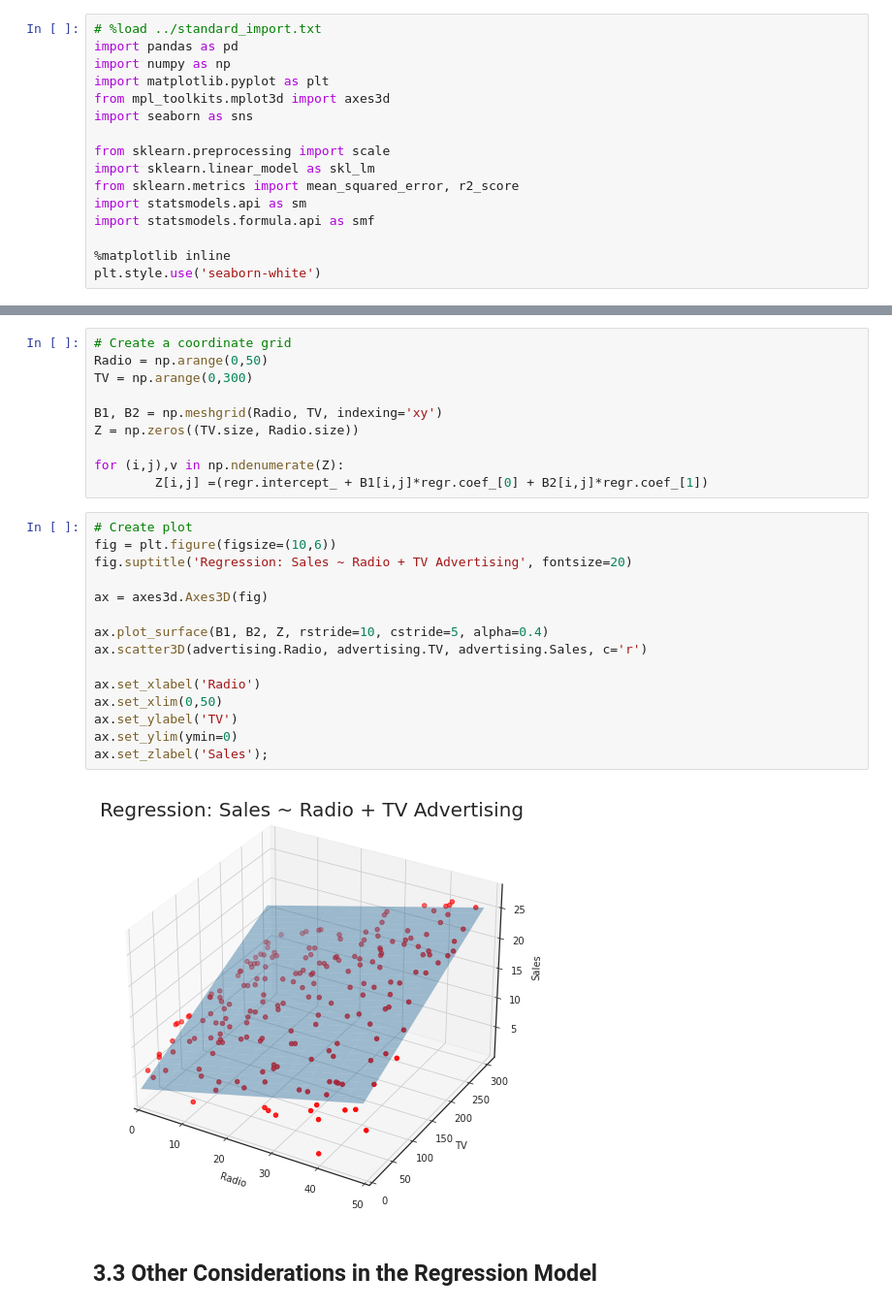
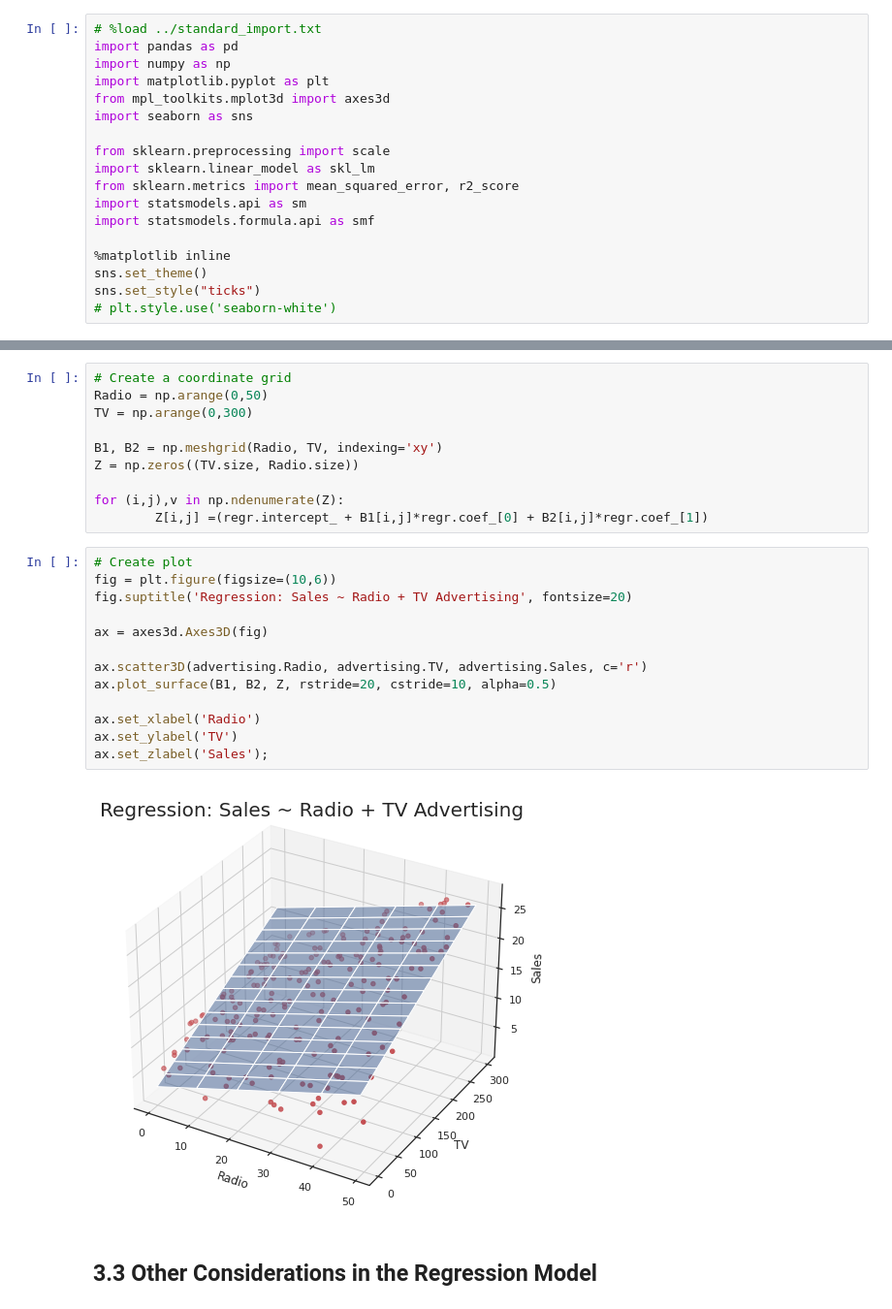
Before and after one commit to tvanzyl/ISL1_Python, a Jupyter notebook: Notebooks/Chapter 3.ipynb, the cells around one changed output, grey strips where cells are left out. Shown at 97% size. Cells and saved outputs as stored; diff of their text form.

```diff
--- a/Notebooks/Chapter 3.ipynb
+++ b/Notebooks/Chapter 3.ipynb
@@ -23,7 +23,9 @@ import statsmodels.api as sm
 import statsmodels.formula.api as smf
 
 %matplotlib inline
-plt.style.use('seaborn-white')
+sns.set_theme()
+sns.set_style("ticks")
+# plt.style.use('seaborn-white')
 # %% [markdown]
 ### Load Datasets
 Datasets available on https://www.statlearning.com/resources-first-edition
@@ -272,20 +297,18 @@ for (i,j),v in np.ndenumerate(Z):
 # %%
 # Create plot
 fig = plt.figure(figsize=(10,6))
 fig.suptitle('Regression: Sales ~ Radio + TV Advertising', fontsize=20)
 
 ax = axes3d.Axes3D(fig)
 
-ax.plot_surface(B1, B2, Z, rstride=10, cstride=5, alpha=0.4)
 ax.scatter3D(advertising.Radio, advertising.TV, advertising.Sales, c='r')
+ax.plot_surface(B1, B2, Z, rstride=20, cstride=10, alpha=0.5)
 
 ax.set_xlabel('Radio')
-ax.set_xlim(0,50)
 ax.set_ylabel('TV')
-ax.set_ylim(ymin=0)
 ax.set_zlabel('Sales');
 # %% [output]
-[figure, old version]
+[figure, new version]
 # %% [markdown]
 ## 3.3 Other Considerations in the Regression Model
 # %% [markdown]
```
Also changed, not shown: parts of 20 cells of this notebook, 10 other files.
